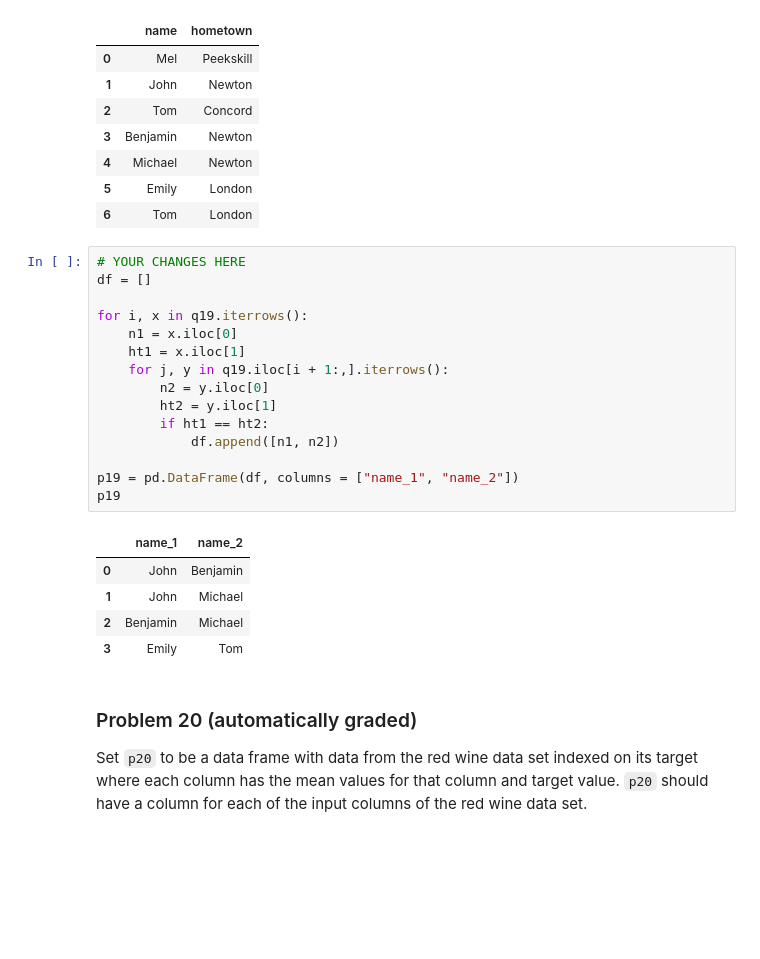
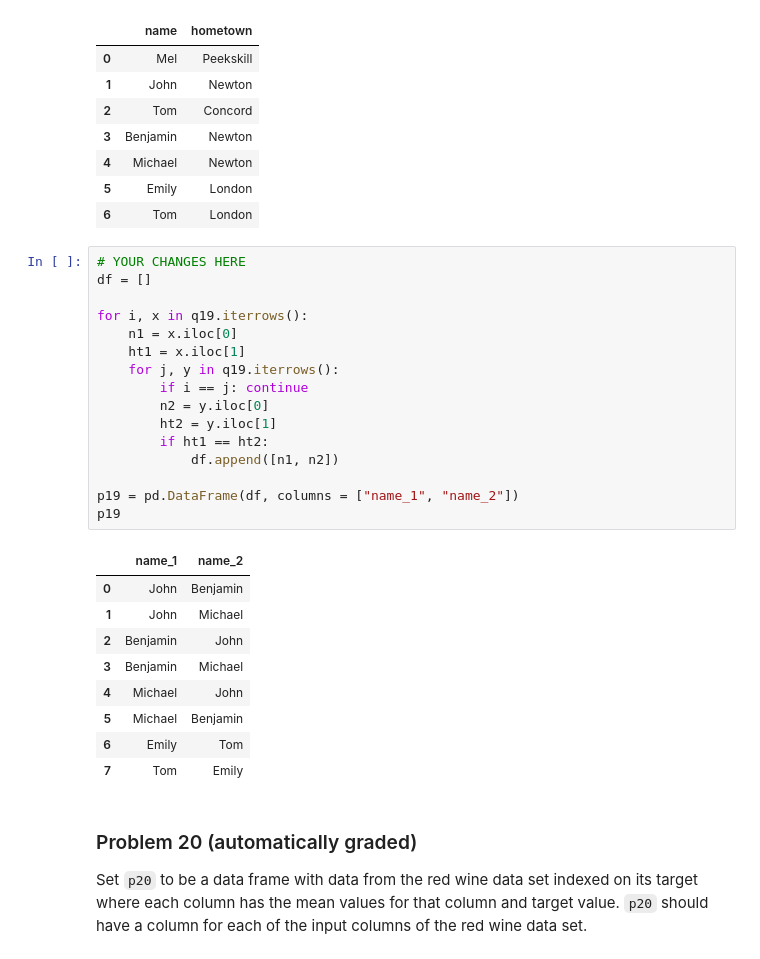
Before and after one commit to bradley-genereux/dx602-homework-10, a Jupyter notebook: homework.ipynb, the cells around one changed output. Drawn from its saved outputs; the diff is of its cells as text; blank space fills up the shorter version.

```diff
--- a/homework.ipynb
+++ b/homework.ipynb
@@ -415,24 +415,29 @@ q19
 # %%
 # YOUR CHANGES HERE
 df = []
 
 for i, x in q19.iterrows():
     n1 = x.iloc[0]
     ht1 = x.iloc[1]
-    for j, y in q19.iloc[i + 1:,].iterrows():
+    for j, y in q19.iterrows():
+        if i == j: continue
         n2 = y.iloc[0]
         ht2 = y.iloc[1]
         if ht1 == ht2:
             df.append([n1, n2])
 
 p19 = pd.DataFrame(df, columns = ["name_1", "name_2"])
 p19
 # %% [output]
 |  | name_1 | name_2 |
 | 0 | John | Benjamin |
 | 1 | John | Michael |
-| 2 | Benjamin | Michael |
-| 3 | Emily | Tom |
+| 2 | Benjamin | John |
+| 3 | Benjamin | Michael |
+| 4 | Michael | John |
+| 5 | Michael | Benjamin |
+| 6 | Emily | Tom |
+| 7 | Tom | Emily |
 # %% [markdown]
 ### Problem 20 (automatically graded)
 
```
Also changed, not shown: parts of 2 cells of this notebook.
